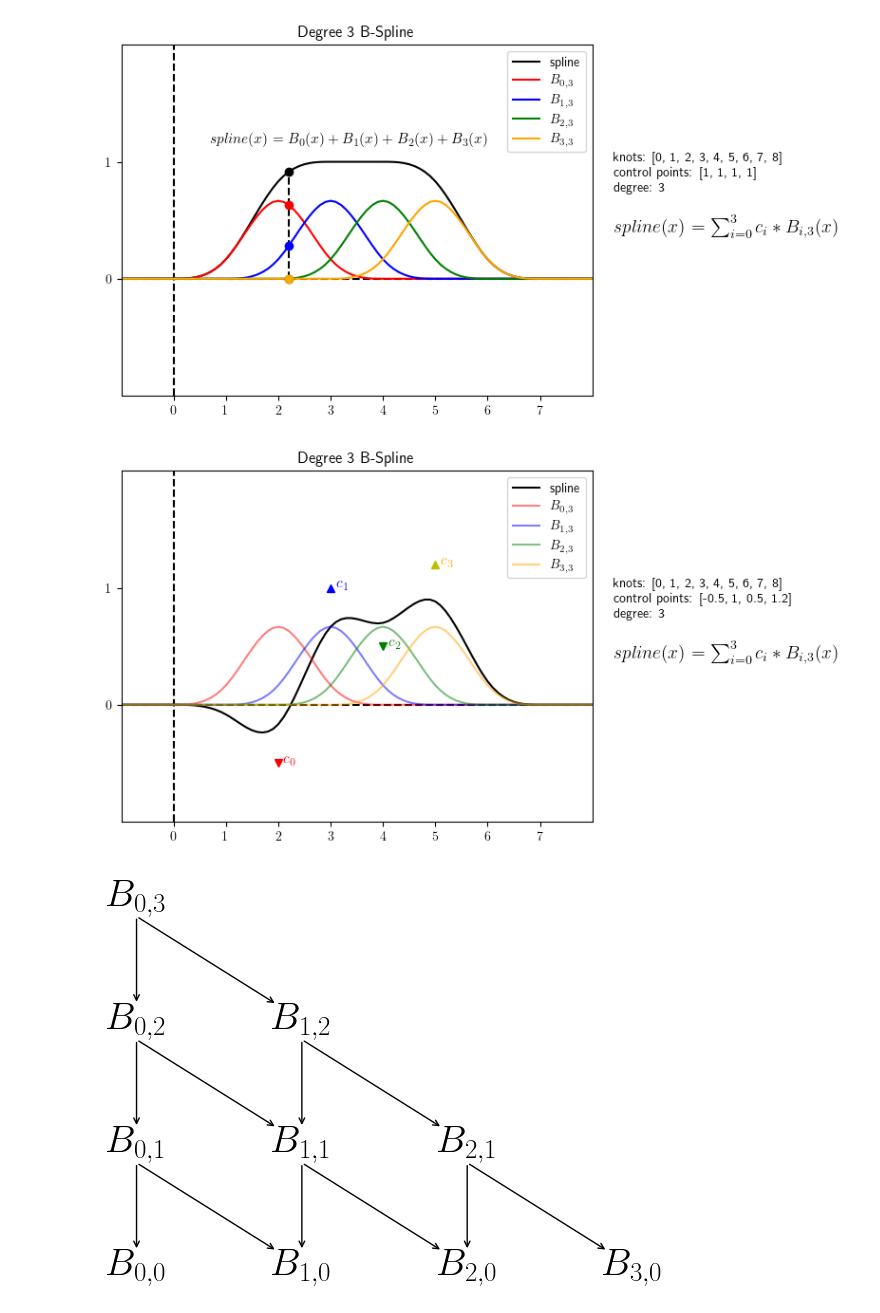
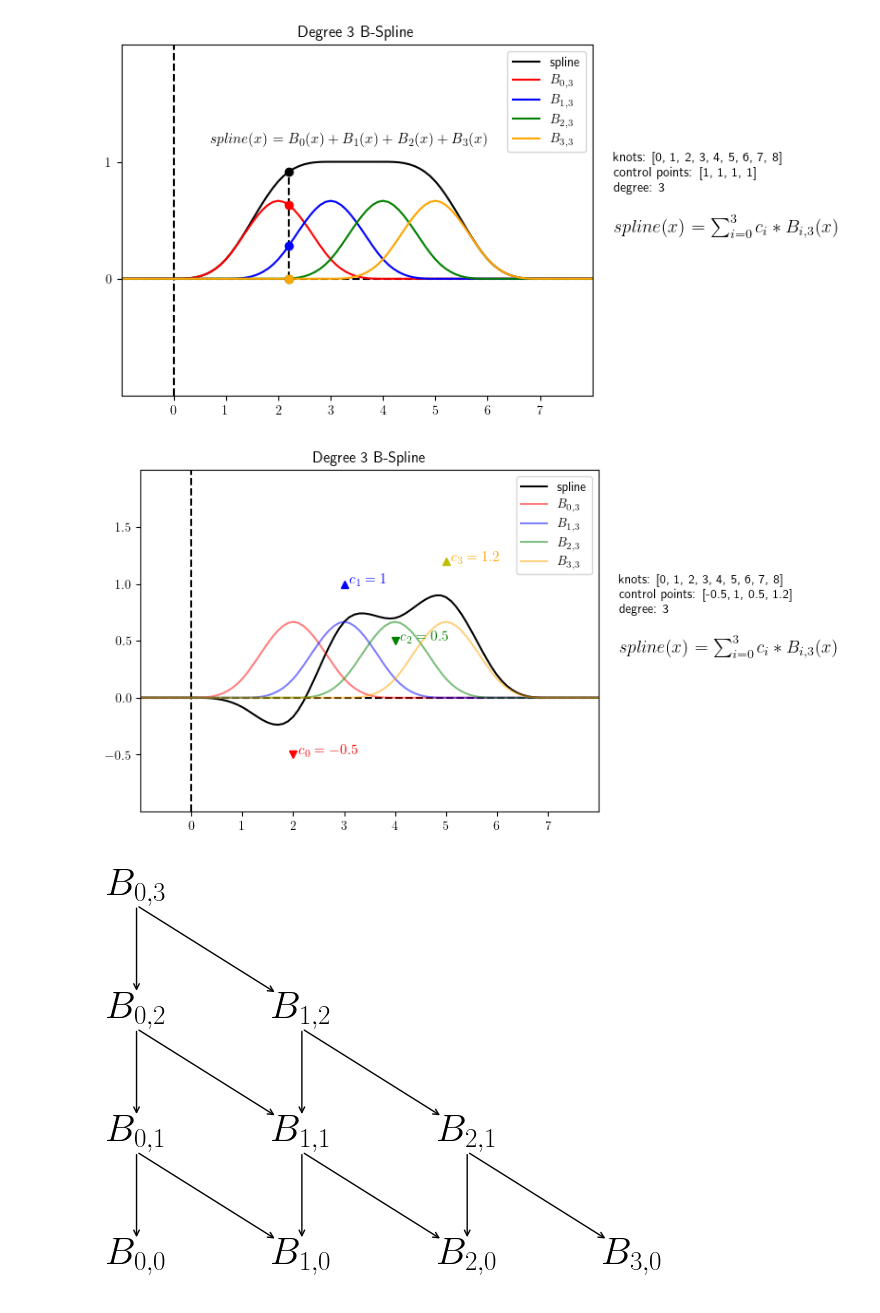
Before and after one commit to lprekon/lprekon.github.io, a Jupyter notebook: content/simd_benchmarking/simd_blogpost_graphics.ipynb, the cells around one changed output. Saved outputs shown, nothing was run; the diff lists cells and outputs as text; code cells hidden in the pictures.

```diff
--- a/content/simd_benchmarking/simd_blogpost_graphics.ipynb
+++ b/content/simd_benchmarking/simd_blogpost_graphics.ipynb
@@ -62,6 +66,9 @@ plt.show()
 # %% [output]
 [figure]
 # %%
+degree_0_folder_name = f"{image_folder_name}/degree_0"
+os.makedirs(degree_0_folder_name, exist_ok=True)
+
 text_left = 8.4
 text_bottom = 0.4
 for i in range (3):
@@ -69,11 +76,12 @@ for i in range (3):
     plt.title(f"Degree 0 Basis Function i={i}")
     setup_graph()
     plt.plot([-2,i], [0,0], "ro-", fillstyle='none')
-    plt.plot([i,i+1], [1,1], "ro-")
-    plt.plot([i+1,12], [0,0], "ro-", fillstyle='none')
+    plt.plot(i, 1, "ro-")
+    plt.plot([i, i+1], [1,1], "ro-", fillstyle='none')
+    plt.plot([i+1,12], [0,0], "ro-")
     plt.text(text_left, text_bottom + 0.35, f"knots:    {knots}\ndegree: 0",)
     plt.text(text_left, text_bottom, function_tex_string, fontsize=14)
-    with open(f"{image_folder_name}/degree_0_basis_{i}.png", "wb") as file:
+    with open(f"{degree_0_folder_name}/degree_0_basis_{i}.png", "wb") as file:
         plt.savefig(file, bbox_inches='tight')
     plt.show()
 # %% [output]
@@ -105,13 +113,17 @@ plt.show()
 [figure]
 # %%
 # Plot the first three basis functions for a degree 1 B-spline
+degree_1_folder_name = f"{image_folder_name}/degree_1"
+os.makedirs(degree_1_folder_name, exist_ok=True)
 
 for i in range(3):
     y = [basis_activation(i, knots, 1, x_i) for x_i in x]
     plt.title(f"Degree 1 Basis Function i={i}")
     setup_graph()
     plt.plot(x, y, label=f"$B_{{{i},1}}$", color="red")
+    plt.plot([i, i+1], [1,1], "bo-", label=f"$B_{{{i},0}}$", alpha=0.2)
+    plt.plot([i+1, i+2], [1,1], "go-", label=f"$B_{{{i+1},0}}$", alpha=0.2, fillstyle='none')
     plt.legend()
-    plt.savefig(f"{image_folder_name}/degree_1_basis_{i}.png", bbox_inches='tight')
+    plt.savefig(f"{degree_1_folder_name}/degree_1_basis_{i}.png", bbox_inches='tight')
     plt.show()
 # %% [output]
@@ -121,11 +133,18 @@ for i in range(3):
 # %%
+degree_2_folder_name = f"{image_folder_name}/degree_2"
+os.makedirs(degree_2_folder_name, exist_ok=True)
+
 # Plot the first three basis functions for a degree 2 B-spline
 for i in range(3):
     y = [basis_activation(i, knots, 2, x_i) for x_i in x]
+    dep_1 = [basis_activation(i, knots, 1, x_i) for x_i in x]
+    dep_2 = [basis_activation(i+1, knots, 1, x_i) for x_i in x]
     plt.title(f"Degree 2 Basis Function i={i}")
     setup_graph()
     plt.plot(x, y, label=f"$B_{{{i},2}}$", color="red")
+    plt.plot(x, dep_1, label=f"$B_{{{i},1}}$", color="blue", alpha=0.2)
+    plt.plot(x, dep_2, label=f"$B_{{{i+1},1}}$", color="green", alpha=0.2)
     plt.legend()
-    plt.savefig(f"{image_folder_name}/degree_2_basis_{i}.png", bbox_inches='tight')
+    plt.savefig(f"{degree_2_folder_name}/degree_2_basis_{i}.png", bbox_inches='tight')
     plt.show()
 # %% [output]
@@ -170,32 +189,33 @@ plt.show()
 # %%
 # Degree 3 B-spline, showing all basis activations, showing control points
 
 control_points = [-0.5, 1, .5, 1.2]
 
 setup_graph()
+plt.yticks([-0.5, 0, 0.5, 1, 1.5])
 basis_functions = [[basis_activation(i, knots, 3, x_i) for x_i in x] for i in range(4)]
 full_spline = [sum([basis_functions[i][j] * control_points[i] for i in range(4)]) for j in range(len(x))]
 
 plt.plot(x, full_spline, label="spline", color="black")
 for i in range(4):
     plt.plot(x, basis_functions[i], label=f"$B_{{{i},3}}$", color=basis_colors[i], alpha=0.5)
 
 plt.legend()
 plt.title("Degree 3 B-Spline")
 plt.text(text_left, text_bottom + 0.35, f"knots:    {knots}\ncontrol points:    {control_points}\ndegree: 3",)
 plt.text(text_left, text_bottom, function_tex_string, fontsize=14)
 
 # plot the color-coded control points
 plt.plot(knots[2], control_points[0], "rv")
 plt.plot(knots[3], control_points[1], "b^")
 plt.plot(knots[4], control_points[2], "gv")
 plt.plot(knots[5], control_points[3], "y^")
 
 for i in range(4):
-    plt.annotate(f"$c_{i}$", xy=(knots[i + 2], control_points[i]), xytext=(knots[i + 2] + 0.1, control_points[i]), fontsize=11, color=basis_colors[i])
+    plt.annotate(f"$c_{i} = {control_points[i]}$", xy=(knots[i + 2], control_points[i]), xytext=(knots[i + 2] + 0.1, control_points[i]), fontsize=11, color=basis_colors[i])
 
 plt.savefig(f"{image_folder_name}/bspline_degree_3_full_with_control_points.png", bbox_inches='tight')
 plt.show()
 # %% [output]
-[figure, old version]
+[figure, new version]
 # %%
```
Also changed, not shown: parts of 8 cells of this notebook, 2 other files.
